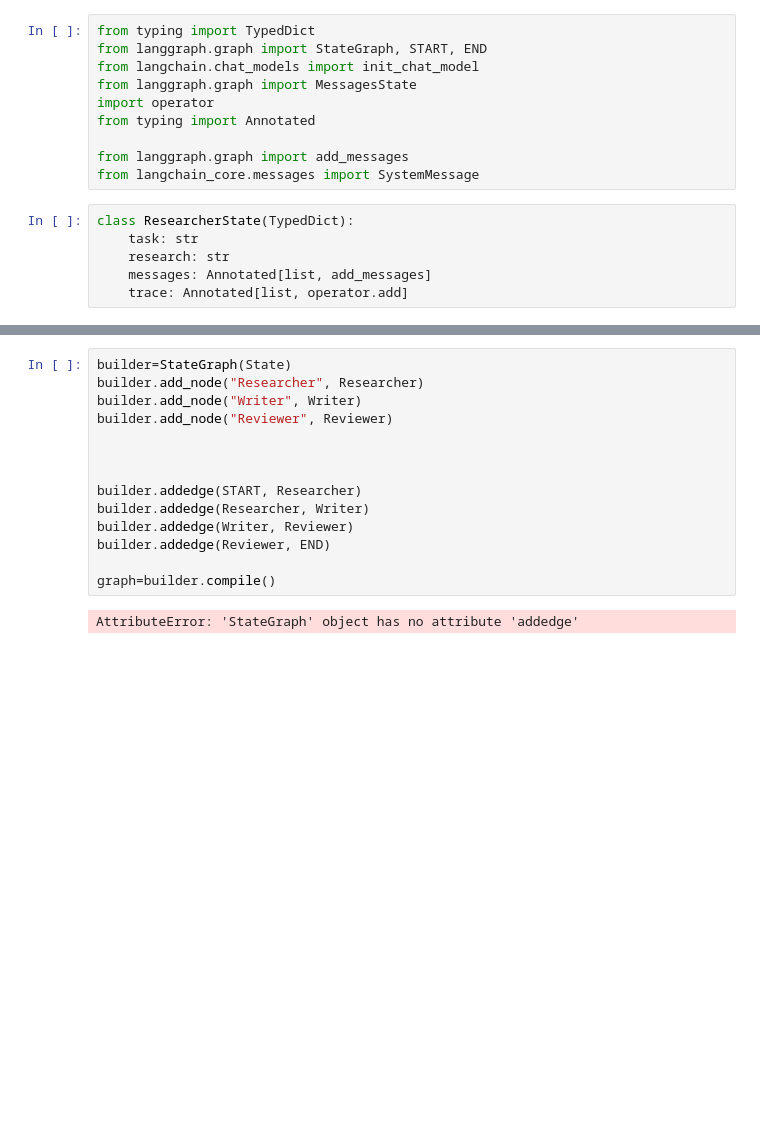
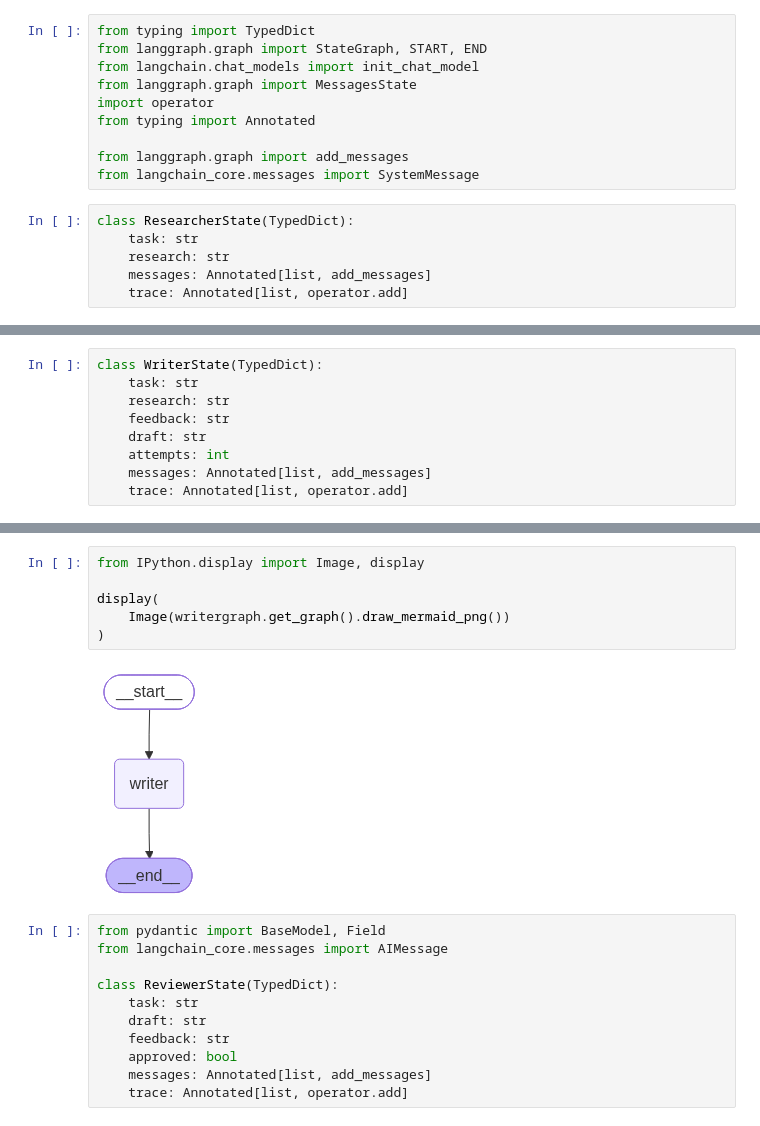
Before and after one commit to ArwaaMamdoh23/LangGraphMultiAgent, a Jupyter notebook: LangGraphAssignment.ipynb, the cells around one changed output, grey strips where cells are left out. Drawn from its saved outputs; the diff is of its cells as text; blank space fills up the shorter version.

```diff
--- a/LangGraphAssignment.ipynb
+++ b/LangGraphAssignment.ipynb
@@ -133 +218,10 @@ AttributeError: 'function' object has no attribute 'invoke'
+# %%
+class WriterState(TypedDict):
+    task: str
+    research: str
+    feedback: str
+    draft: str
+    attempts: int
+    messages: Annotated[list, add_messages]
+    trace: Annotated[list, operator.add]
 # %%
@@ -143,16 +280,19 @@ def Reviewer(state):
+# %%
+from IPython.display import Image, display
+
+display(
+    Image(writergraph.get_graph().draw_mermaid_png())
+)
+# %% [output]
+[figure, added]
 # %%
-builder=StateGraph(State)
-builder.add_node("Researcher", Researcher)
-builder.add_node("Writer", Writer)
-builder.add_node("Reviewer", Reviewer)
+from pydantic import BaseModel, Field
+from langchain_core.messages import AIMessage
 
-
-
-builder.addedge(START, Researcher)
-builder.addedge(Researcher, Writer)
-builder.addedge(Writer, Reviewer)
-builder.addedge(Reviewer, END)
-
-graph=builder.compile()
+class ReviewerState(TypedDict):
+    task: str
+    draft: str
+    feedback: str
+    approved: bool
+    messages: Annotated[list, add_messages]
+    trace: Annotated[list, operator.add]
-# %% [output]
-AttributeError: 'StateGraph' object has no attribute 'addedge'
```
Also changed, not shown: parts of 13 cells of this notebook.
